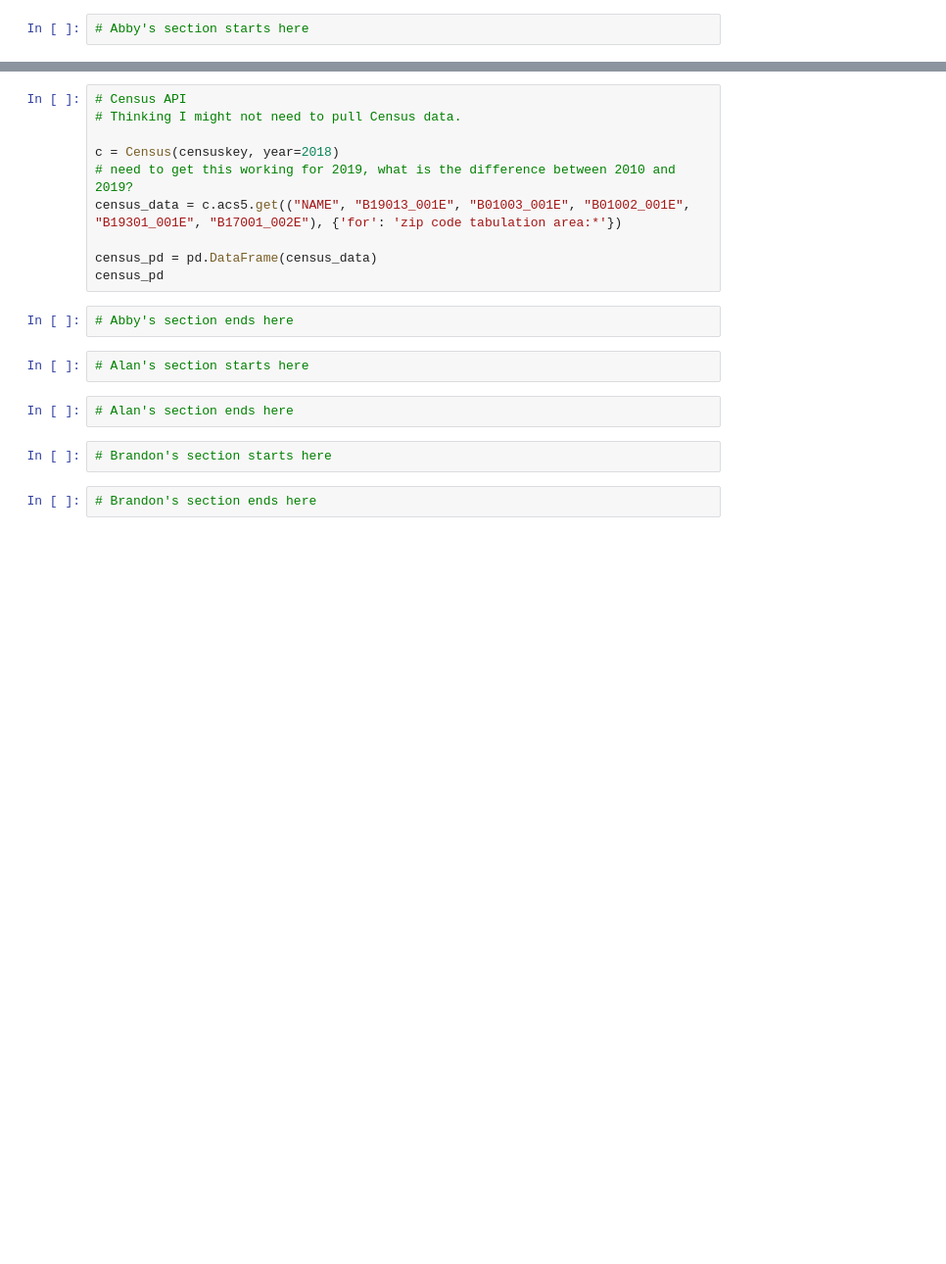
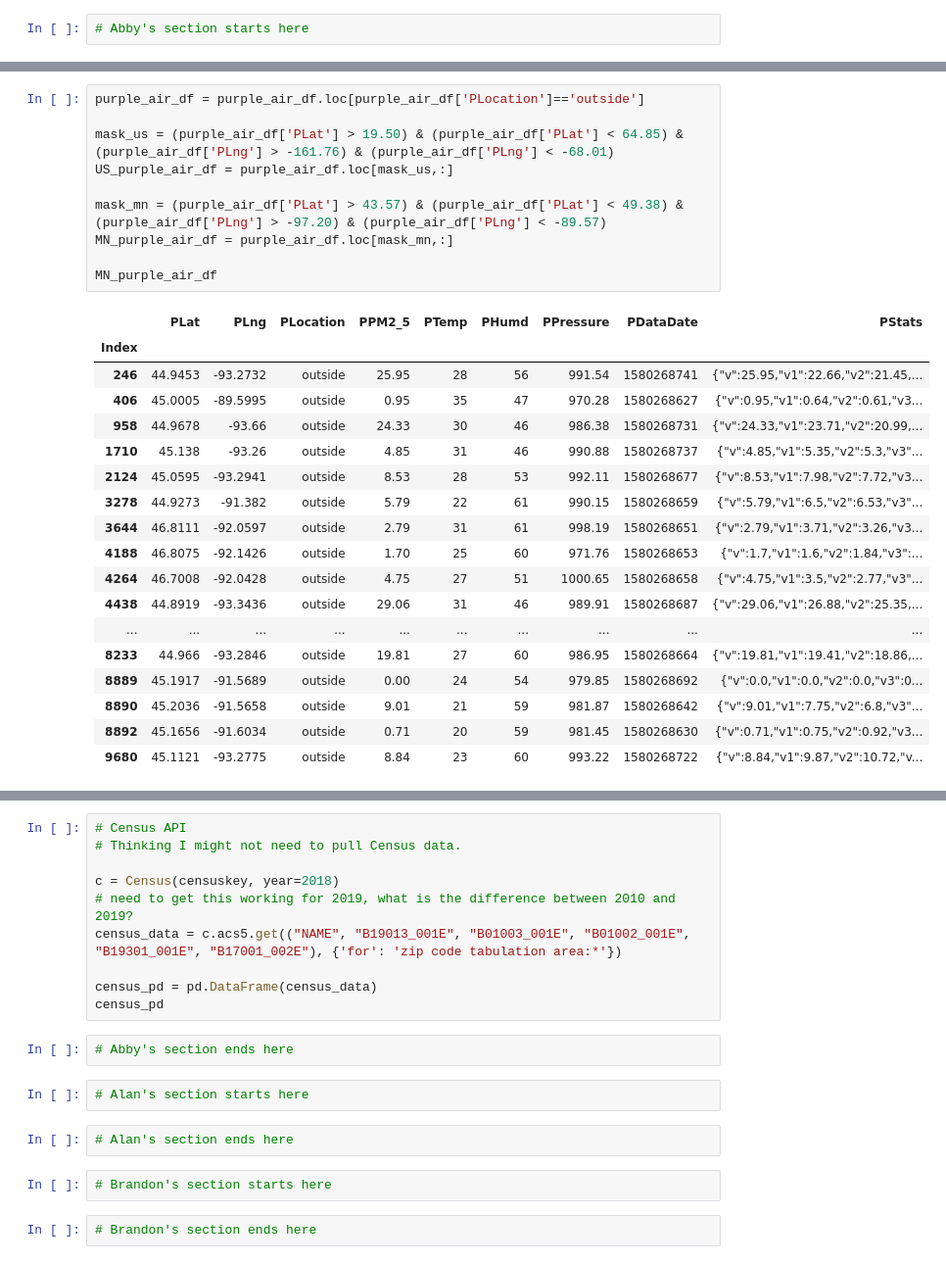
Before and after one commit to abbylemon/fake-news, a Jupyter notebook: AirQuality.ipynb, the cells around one changed output, grey strips where cells are left out. Shown at 98% size. Drawn from its saved outputs; the diff is of its cells as text; blank space fills up the shorter version.

```diff
--- a/AirQuality.ipynb
+++ b/AirQuality.ipynb
@@ -73,0 +109,29 @@ purple_air_df
+# %%
+purple_air_df = purple_air_df.loc[purple_air_df['PLocation']=='outside']
+
+mask_us = (purple_air_df['PLat'] > 19.50) & (purple_air_df['PLat'] < 64.85) & (purple_air_df['PLng'] > -161.76) & (purple_air_df['PLng'] < -68.01)
+US_purple_air_df = purple_air_df.loc[mask_us,:]
+
+mask_mn = (purple_air_df['PLat'] > 43.57) & (purple_air_df['PLat'] < 49.38) & (purple_air_df['PLng'] > -97.20) & (purple_air_df['PLng'] < -89.57)
+MN_purple_air_df = purple_air_df.loc[mask_mn,:]
+
+MN_purple_air_df
+# %% [output]
+|  | PLat | PLng | PLocation | PPM2_5 | PTemp | PHumd | PPressure | PDataDate | PStats |
+| Index |  |  |  |  |  |  |  |  |  |
+| 246 | 44.9453 | -93.2732 | outside | 25.95 | 28 | 56 | 991.54 | 1580268741 | {"v":25.95,"v1":22.66,"v2":21.45,... |
+| 406 | 45.0005 | -89.5995 | outside | 0.95 | 35 | 47 | 970.28 | 1580268627 | {"v":0.95,"v1":0.64,"v2":0.61,"v3... |
+| 958 | 44.9678 | -93.66 | outside | 24.33 | 30 | 46 | 986.38 | 1580268731 | {"v":24.33,"v1":23.71,"v2":20.99,... |
+| 1710 | 45.138 | -93.26 | outside | 4.85 | 31 | 46 | 990.88 | 1580268737 | {"v":4.85,"v1":5.35,"v2":5.3,"v3"... |
+| 2124 | 45.0595 | -93.2941 | outside | 8.53 | 28 | 53 | 992.11 | 1580268677 | {"v":8.53,"v1":7.98,"v2":7.72,"v3... |
+| 3278 | 44.9273 | -91.382 | outside | 5.79 | 22 | 61 | 990.15 | 1580268659 | {"v":5.79,"v1":6.5,"v2":6.53,"v3"... |
+| 3644 | 46.8111 | -92.0597 | outside | 2.79 | 31 | 61 | 998.19 | 1580268651 | {"v":2.79,"v1":3.71,"v2":3.26,"v3... |
+| 4188 | 46.8075 | -92.1426 | outside | 1.70 | 25 | 60 | 971.76 | 1580268653 | {"v":1.7,"v1":1.6,"v2":1.84,"v3":... |
+| 4264 | 46.7008 | -92.0428 | outside | 4.75 | 27 | 51 | 1000.65 | 1580268658 | {"v":4.75,"v1":3.5,"v2":2.77,"v3"... |
+| 4438 | 44.8919 | -93.3436 | outside | 29.06 | 31 | 46 | 989.91 | 1580268687 | {"v":29.06,"v1":26.88,"v2":25.35,... |
+| ... | ... | ... | ... | ... | ... | ... | ... | ... | ... |
+| 8233 | 44.966 | -93.2846 | outside | 19.81 | 27 | 60 | 986.95 | 1580268664 | {"v":19.81,"v1":19.41,"v2":18.86,... |
+| 8889 | 45.1917 | -91.5689 | outside | 0.00 | 24 | 54 | 979.85 | 1580268692 | {"v":0.0,"v1":0.0,"v2":0.0,"v3":0... |
+| 8890 | 45.2036 | -91.5658 | outside | 9.01 | 21 | 59 | 981.87 | 1580268642 | {"v":9.01,"v1":7.75,"v2":6.8,"v3"... |
+| 8892 | 45.1656 | -91.6034 | outside | 0.71 | 20 | 59 | 981.45 | 1580268630 | {"v":0.71,"v1":0.75,"v2":0.92,"v3... |
+| 9680 | 45.1121 | -93.2775 | outside | 8.84 | 23 | 60 | 993.22 | 1580268722 | {"v":8.84,"v1":9.87,"v2":10.72,"v... |
```
Also changed, not shown: parts of 11 cells of this notebook, 1 other file.
